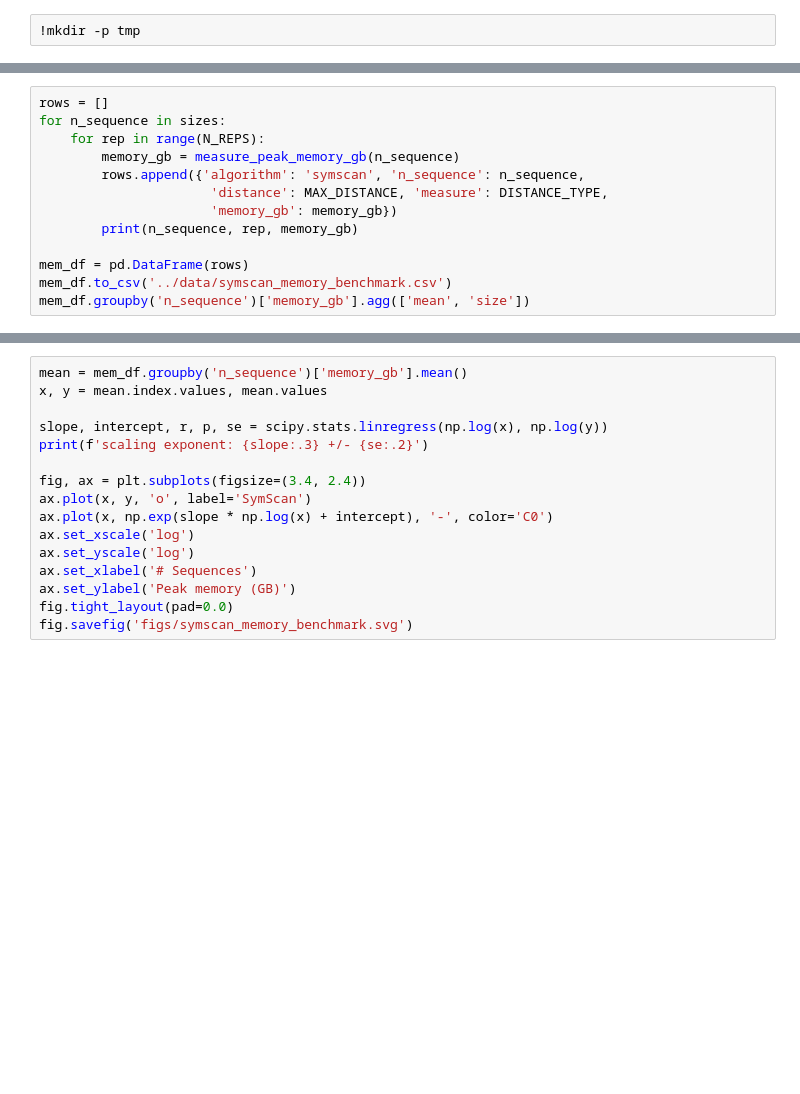
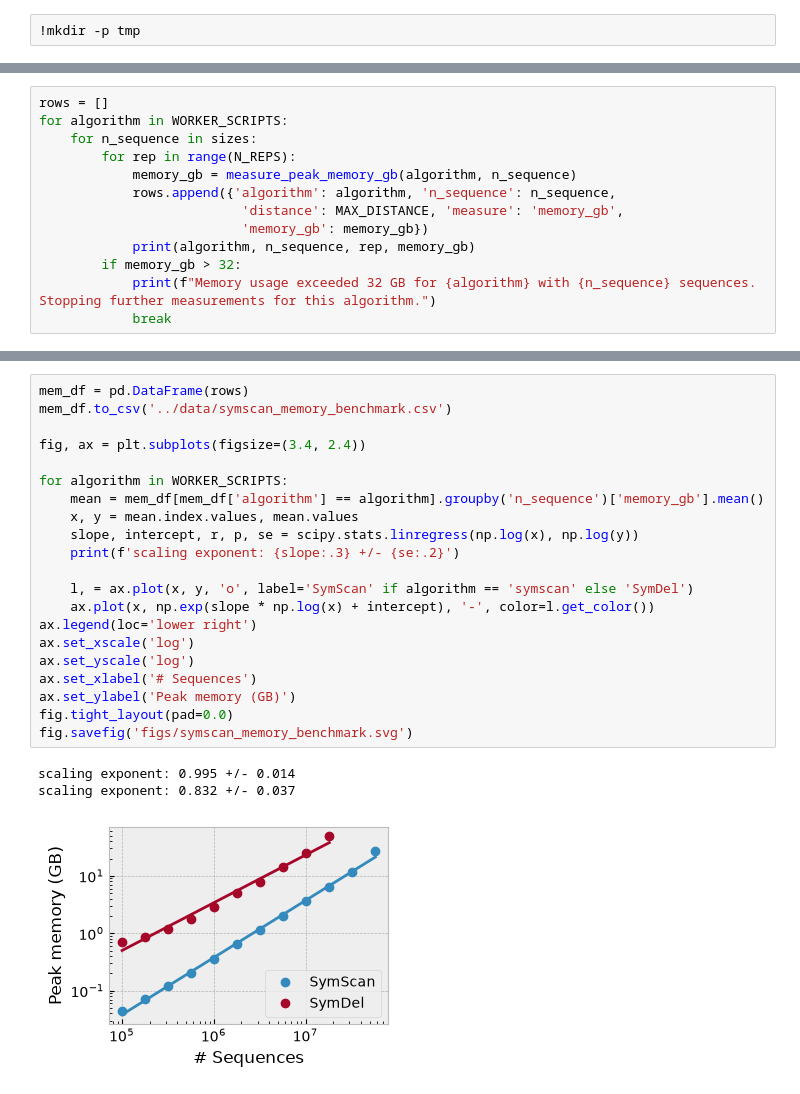
Before and after one commit to heartnetkung/XT-neighbor, a Jupyter notebook: pub/symscan_memory_scaling.ipynb, the cells around one changed output, grey strips where cells are left out. Drawn from its saved outputs; the diff is of its cells as text; blank space fills up the shorter version.

Commit message:
symscan memory scaling compare to symdel

```diff
--- a/pub/symscan_memory_scaling.ipynb
+++ b/pub/symscan_memory_scaling.ipynb
@@ -65,13 +107,13 @@ sizes
 # %%
 rows = []
-for n_sequence in sizes:
-    for rep in range(N_REPS):
-        memory_gb = measure_peak_memory_gb(n_sequence)
-        rows.append({'algorithm': 'symscan', 'n_sequence': n_sequence,
-                      'distance': MAX_DISTANCE, 'measure': DISTANCE_TYPE,
-                      'memory_gb': memory_gb})
-        print(n_sequence, rep, memory_gb)
-
-mem_df = pd.DataFrame(rows)
-mem_df.to_csv('../data/symscan_memory_benchmark.csv')
-mem_df.groupby('n_sequence')['memory_gb'].agg(['mean', 'size'])
+for algorithm in WORKER_SCRIPTS:
+    for n_sequence in sizes:
+        for rep in range(N_REPS):
+            memory_gb = measure_peak_memory_gb(algorithm, n_sequence)
+            rows.append({'algorithm': algorithm, 'n_sequence': n_sequence,
+                          'distance': MAX_DISTANCE, 'measure': 'memory_gb',
+                          'memory_gb': memory_gb})
+            print(algorithm, n_sequence, rep, memory_gb)
+        if memory_gb > 32:
+            print(f"Memory usage exceeded 32 GB for {algorithm} with {n_sequence} sequences. Stopping further measurements for this algorithm.")
+            break
@@ -78,16 +139,25 @@ mem_df.groupby('n_sequence')['memory_gb'].agg(['mean', 'size'])
 # %%
-mean = mem_df.groupby('n_sequence')['memory_gb'].mean()
-x, y = mean.index.values, mean.values
-
-slope, intercept, r, p, se = scipy.stats.linregress(np.log(x), np.log(y))
-print(f'scaling exponent: {slope:.3} +/- {se:.2}')
+mem_df = pd.DataFrame(rows)
+mem_df.to_csv('../data/symscan_memory_benchmark.csv')
 
 fig, ax = plt.subplots(figsize=(3.4, 2.4))
-ax.plot(x, y, 'o', label='SymScan')
-ax.plot(x, np.exp(slope * np.log(x) + intercept), '-', color='C0')
+
+for algorithm in WORKER_SCRIPTS:
+    mean = mem_df[mem_df['algorithm'] == algorithm].groupby('n_sequence')['memory_gb'].mean()
+    x, y = mean.index.values, mean.values
+    slope, intercept, r, p, se = scipy.stats.linregress(np.log(x), np.log(y))
+    print(f'scaling exponent: {slope:.3} +/- {se:.2}')
+
+    l, = ax.plot(x, y, 'o', label='SymScan' if algorithm == 'symscan' else 'SymDel')
+    ax.plot(x, np.exp(slope * np.log(x) + intercept), '-', color=l.get_color())
+ax.legend(loc='lower right')
 ax.set_xscale('log')
 ax.set_yscale('log')
 ax.set_xlabel('# Sequences')
 ax.set_ylabel('Peak memory (GB)')
 fig.tight_layout(pad=0.0)
 fig.savefig('figs/symscan_memory_benchmark.svg')
+# %% [output]
+scaling exponent: 0.995 +/- 0.014
+scaling exponent: 0.832 +/- 0.037
+[figure, added]
```
Also changed, not shown: parts of 8 cells of this notebook.
